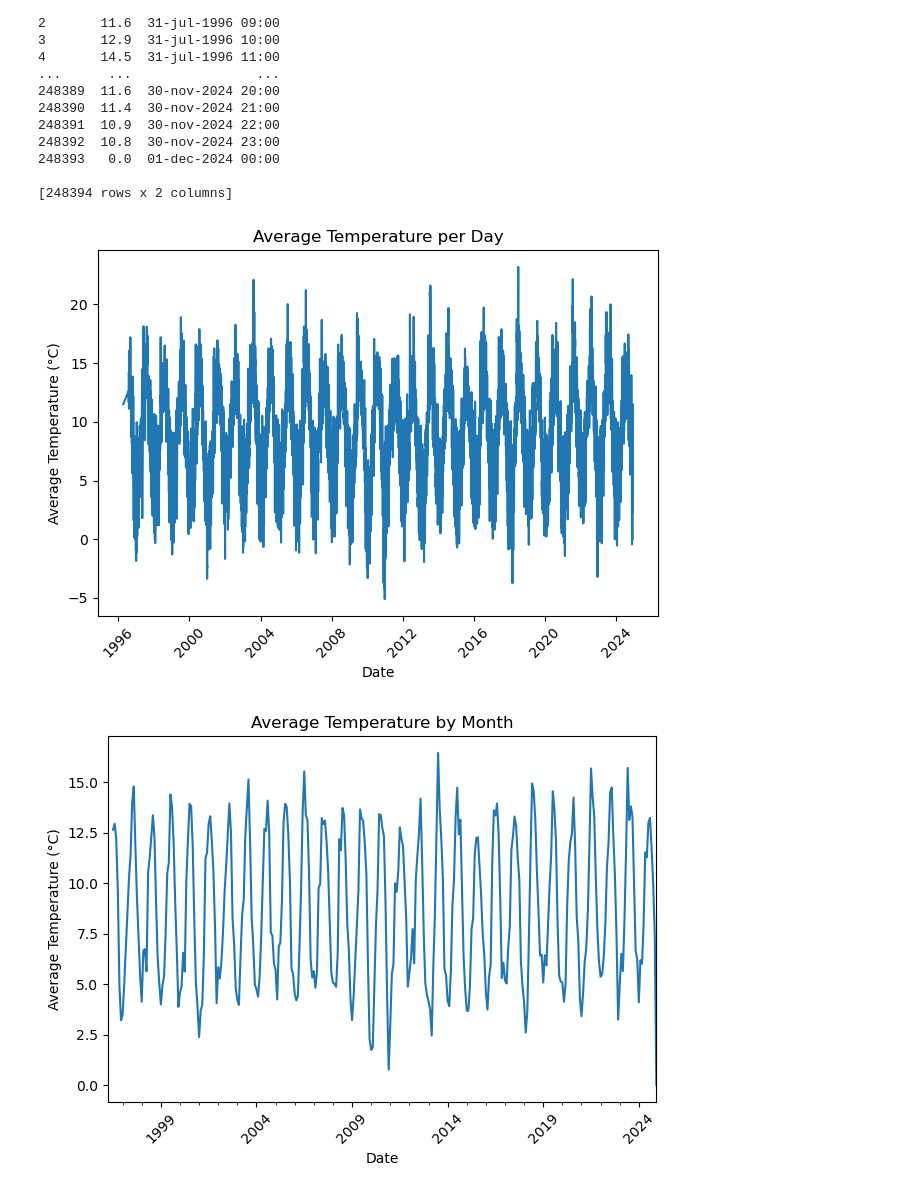
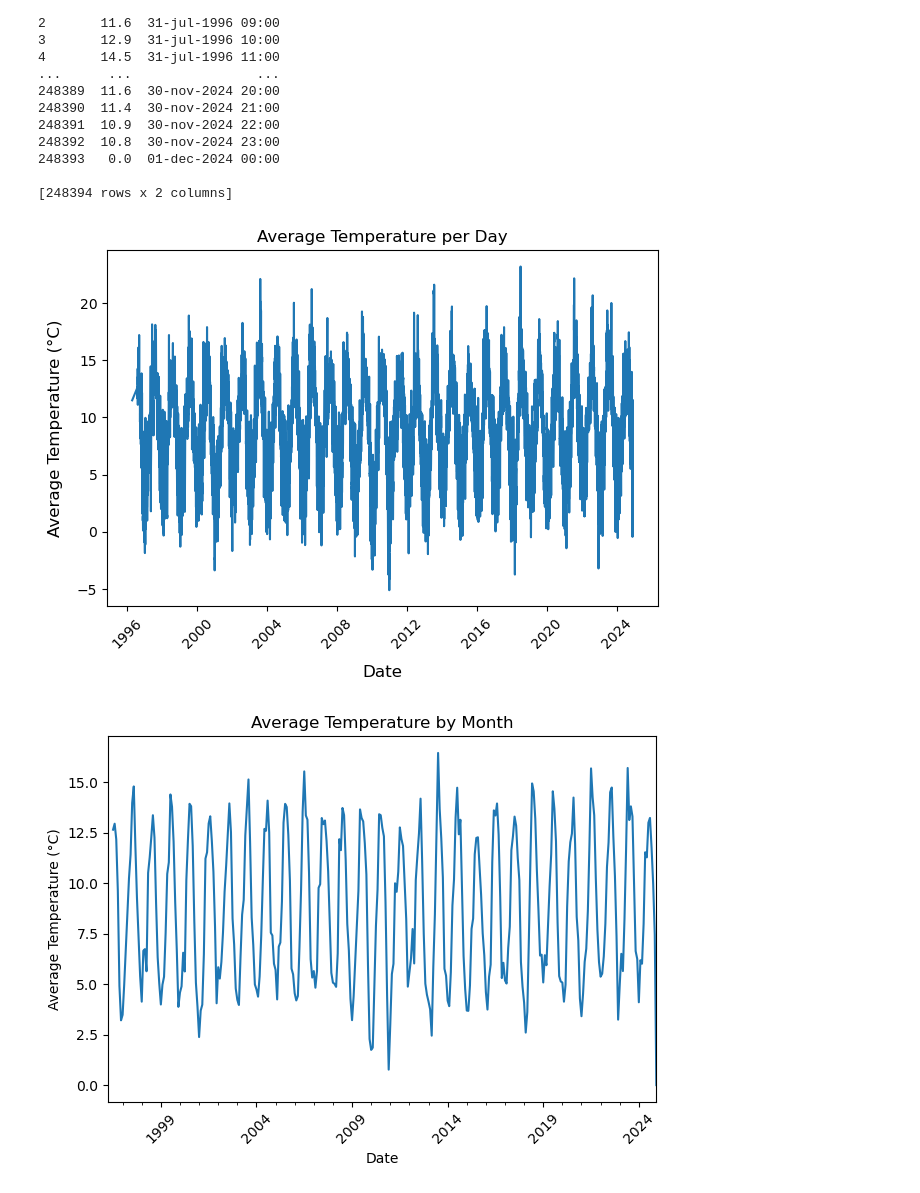
Before and after one commit to GabrielaDomiciano/PFDA_assignments, a Jupyter notebook: assignment6_Weather.ipynb, the cells around one changed output. Cells and saved outputs as stored; diff of their text form; code cells hidden in the pictures.

```diff
--- a/assignment6_Weather.ipynb
+++ b/assignment6_Weather.ipynb
@@ -85,19 +88,20 @@ print(temp_day)
 # %%
 
 # Plot average temperature per day
 
 df['date'] = pd.to_datetime(df['date'])
 daily_mean = df.groupby(df['date'].dt.date)['temp'].mean()
 plt.plot(daily_mean.index, daily_mean.values)
-plt.xlabel("Date")
-plt.ylabel("Average Temperature (°C)")
+plt.xlabel("Date", fontsize=12, labelpad=10)
+plt.ylabel("Average Temperature (°C)", fontsize=12, labelpad=10)
 plt.title("Average Temperature per Day")
-plt.xticks(rotation=45)
+plt.xticks(rotation=45, fontsize=10)
+plt.yticks(fontsize=10)
 plt.tight_layout()  # Adjusts to not overlap labels
 plt.savefig('/Users/gabrieladomicianoavellar/Desktop/PFDA_assignments/plot/plot_mean_temperature.png')
 plt.show()
 # %% [output]
-[figure, old version]
+[figure, new version]
 # %%
 
 
```
Also changed, not shown: parts of 5 cells of this notebook, 6 other files.
